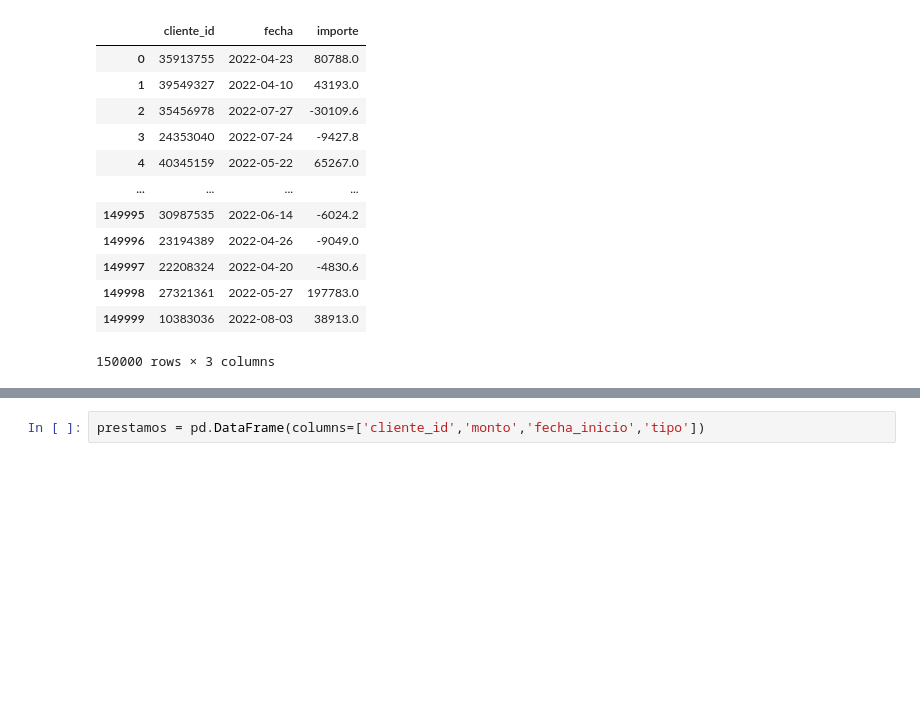
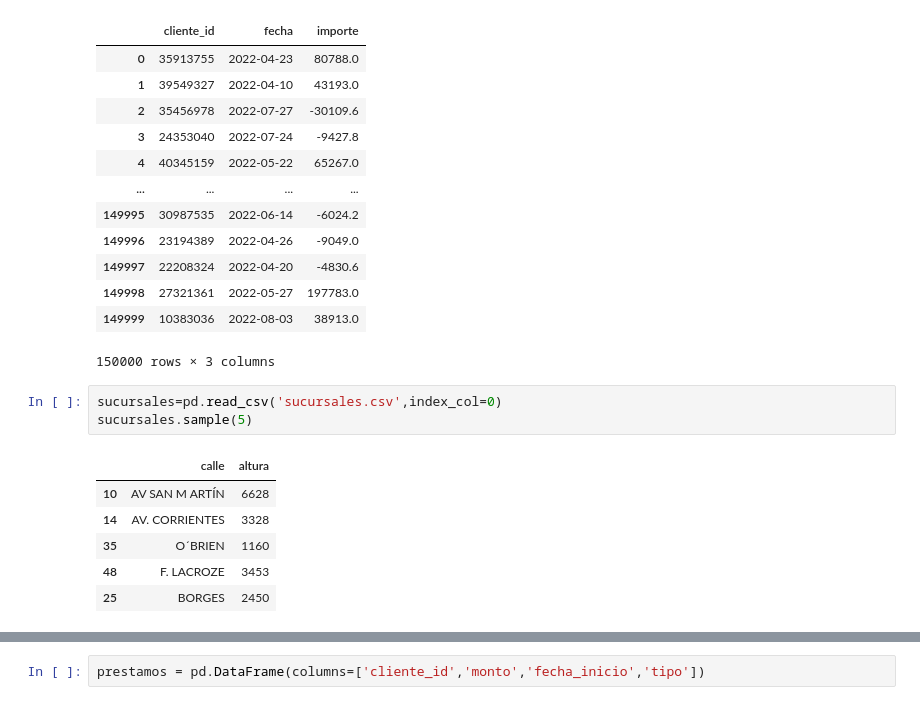
Before and after one commit to carabedo/django-rest, a Jupyter notebook: make_db.ipynb, the cells around one changed output, grey strips where cells are left out. Drawn from its saved outputs; the diff is of its cells as text; blank space fills up the shorter version.

```diff
--- a/make_db.ipynb
+++ b/make_db.ipynb
@@ -51,3 +120,13 @@ movimientos
 | 149998 | 27321361 | 2022-05-27 | 197783.0 |
 | 149999 | 10383036 | 2022-08-03 | 38913.0 |
 150000 rows × 3 columns
+# %%
+sucursales=pd.read_csv('sucursales.csv',index_col=0)
+sucursales.sample(5)
+# %% [output]
+|  | calle | altura |
+| 10 | AV SAN M ARTÍN | 6628 |
+| 14 | AV. CORRIENTES | 3328 |
+| 35 | O´BRIEN | 1160 |
+| 48 | F. LACROZE | 3453 |
+| 25 | BORGES | 2450 |
```
Also changed, not shown: parts of 19 cells of this notebook, 13 other files.
